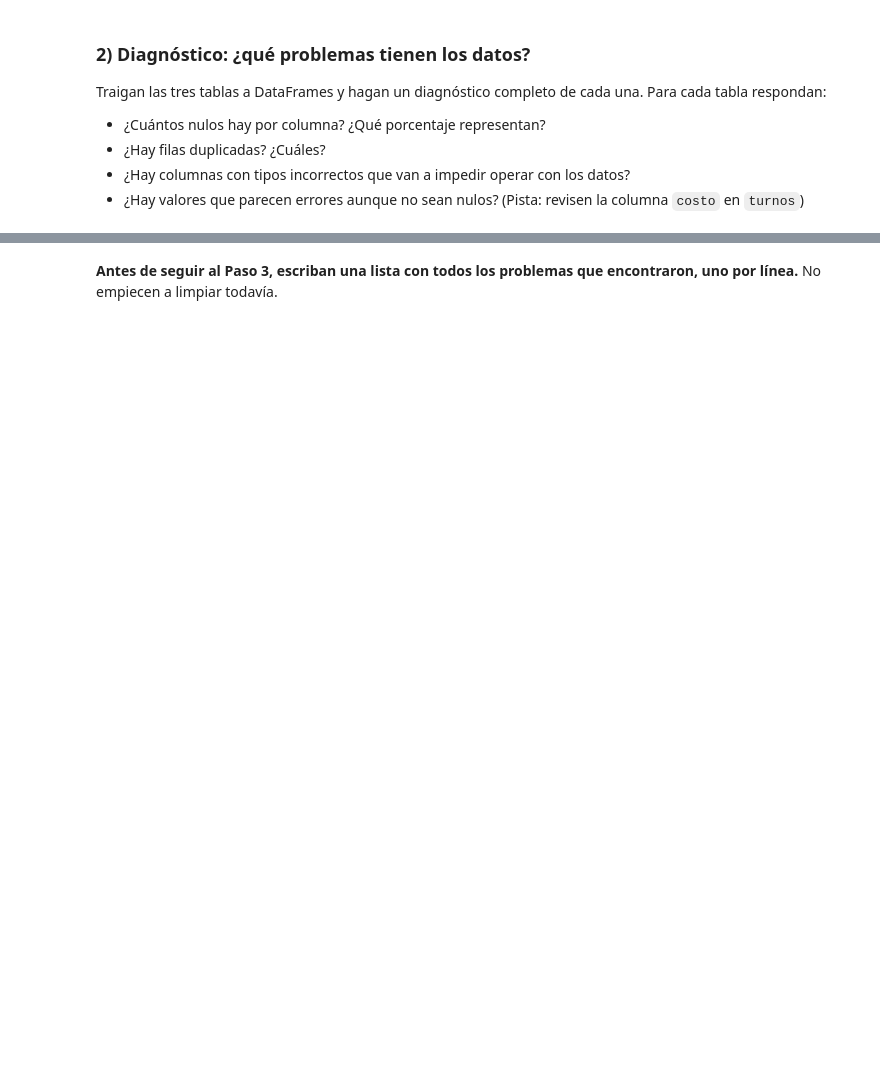
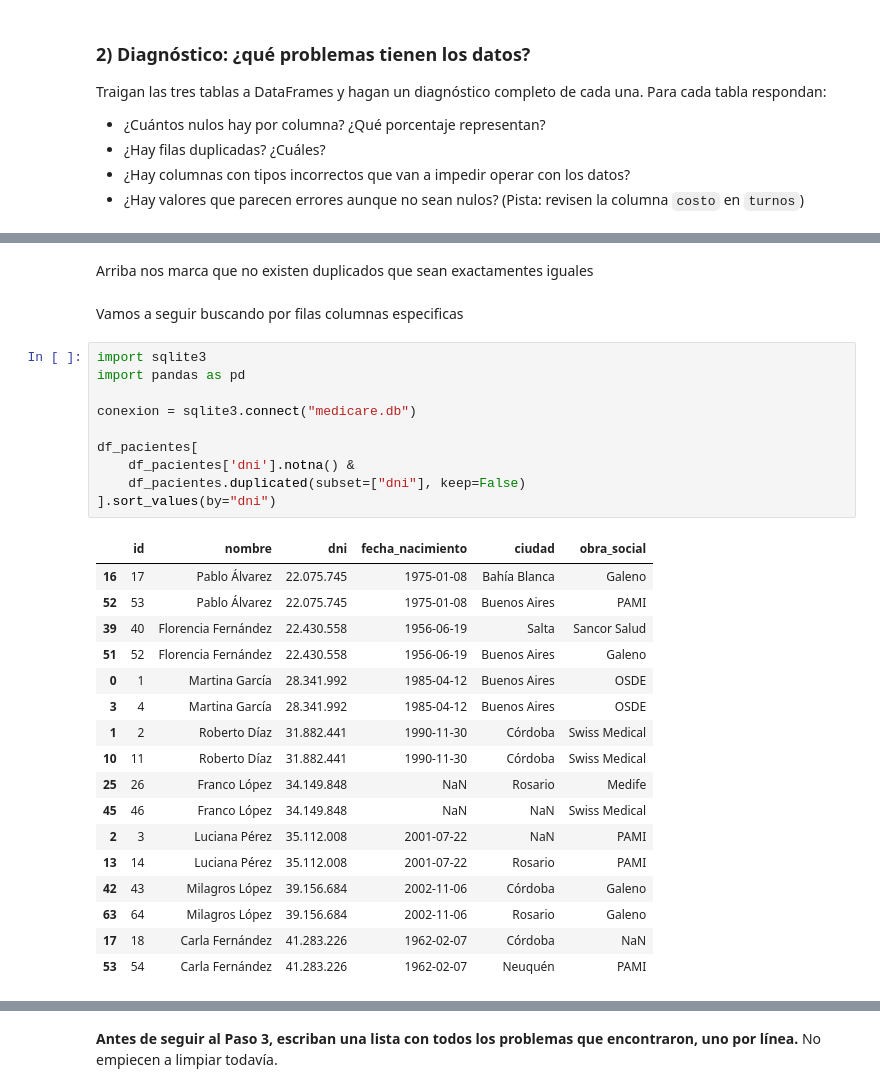
Before and after one commit to AlejandroTanquis/data-analysis-course, a Jupyter notebook: modulo-3-transformacion/clase-09/practica/notebook.ipynb, the cells around one changed output, grey strips where cells are left out. Saved outputs shown, nothing was run; the diff lists cells and outputs as text; blank space fills up the shorter version.

```diff
--- a/modulo-3-transformacion/clase-09/practica/notebook.ipynb
+++ b/modulo-3-transformacion/clase-09/practica/notebook.ipynb
@@ -160,0 +227,32 @@ display(turnos)
+# %% [markdown]
+Arriba nos marca que no existen duplicados que sean exactamentes iguales
+# %% [markdown]
+Vamos a seguir buscando por filas columnas especificas
+# %%
+import sqlite3
+import pandas as pd
+
+conexion = sqlite3.connect("medicare.db")
+
+df_pacientes[
+    df_pacientes['dni'].notna() &
+    df_pacientes.duplicated(subset=["dni"], keep=False)
+].sort_values(by="dni")
+# %% [output]
+|  | id | nombre | dni | fecha_nacimiento | ciudad | obra_social |
+| 16 | 17 | Pablo Álvarez | 22.075.745 | 1975-01-08 | Bahía Blanca | Galeno |
+| 52 | 53 | Pablo Álvarez | 22.075.745 | 1975-01-08 | Buenos Aires | PAMI |
+| 39 | 40 | Florencia Fernández | 22.430.558 | 1956-06-19 | Salta | Sancor Salud |
+| 51 | 52 | Florencia Fernández | 22.430.558 | 1956-06-19 | Buenos Aires | Galeno |
+| 0 | 1 | Martina García | 28.341.992 | 1985-04-12 | Buenos Aires | OSDE |
+| 3 | 4 | Martina García | 28.341.992 | 1985-04-12 | Buenos Aires | OSDE |
+| 1 | 2 | Roberto Díaz | 31.882.441 | 1990-11-30 | Córdoba | Swiss Medical |
+| 10 | 11 | Roberto Díaz | 31.882.441 | 1990-11-30 | Córdoba | Swiss Medical |
+| 25 | 26 | Franco López | 34.149.848 | NaN | Rosario | Medife |
+| 45 | 46 | Franco López | 34.149.848 | NaN | NaN | Swiss Medical |
+| 2 | 3 | Luciana Pérez | 35.112.008 | 2001-07-22 | NaN | PAMI |
+| 13 | 14 | Luciana Pérez | 35.112.008 | 2001-07-22 | Rosario | PAMI |
+| 42 | 43 | Milagros López | 39.156.684 | 2002-11-06 | Córdoba | Galeno |
+| 63 | 64 | Milagros López | 39.156.684 | 2002-11-06 | Rosario | Galeno |
+| 17 | 18 | Carla Fernández | 41.283.226 | 1962-02-07 | Córdoba | NaN |
+| 53 | 54 | Carla Fernández | 41.283.226 | 1962-02-07 | Neuquén | PAMI |
```
Also changed, not shown: parts of 23 cells of this notebook, 1 other file.
